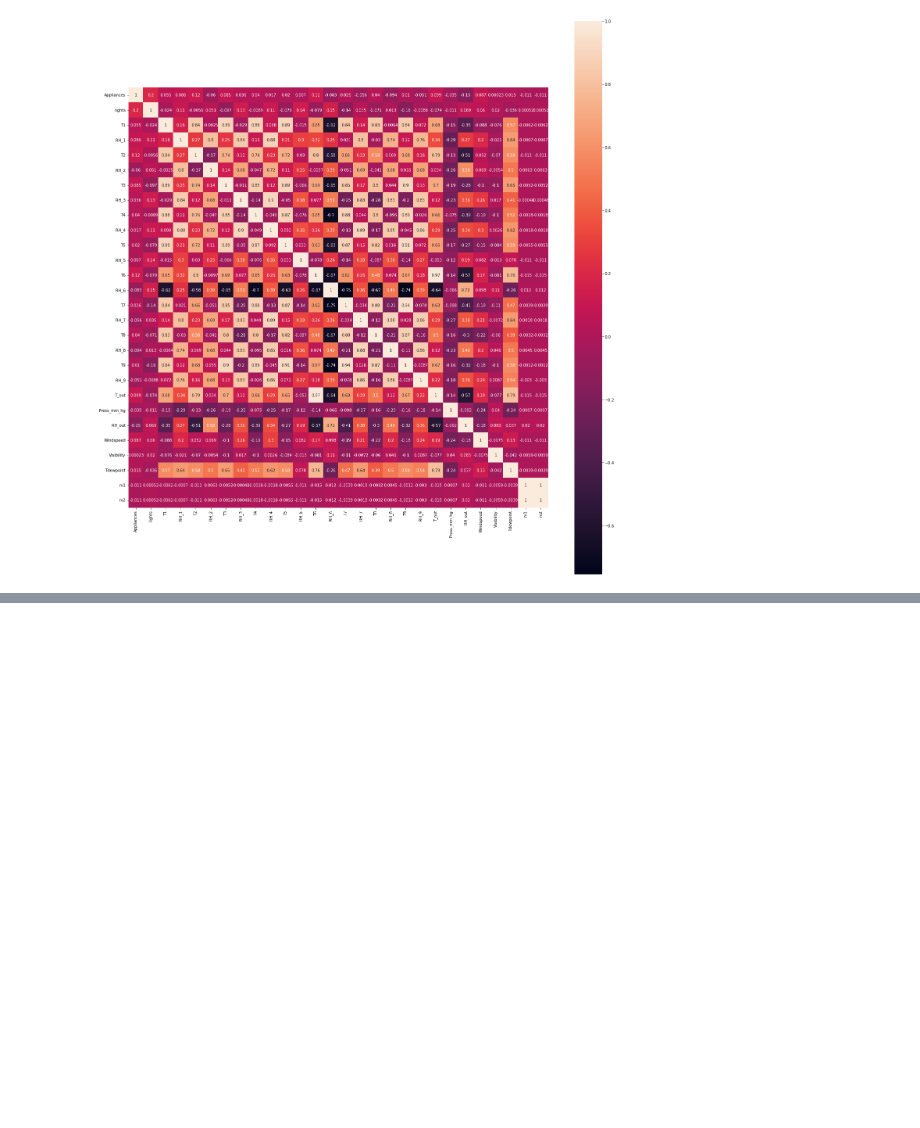
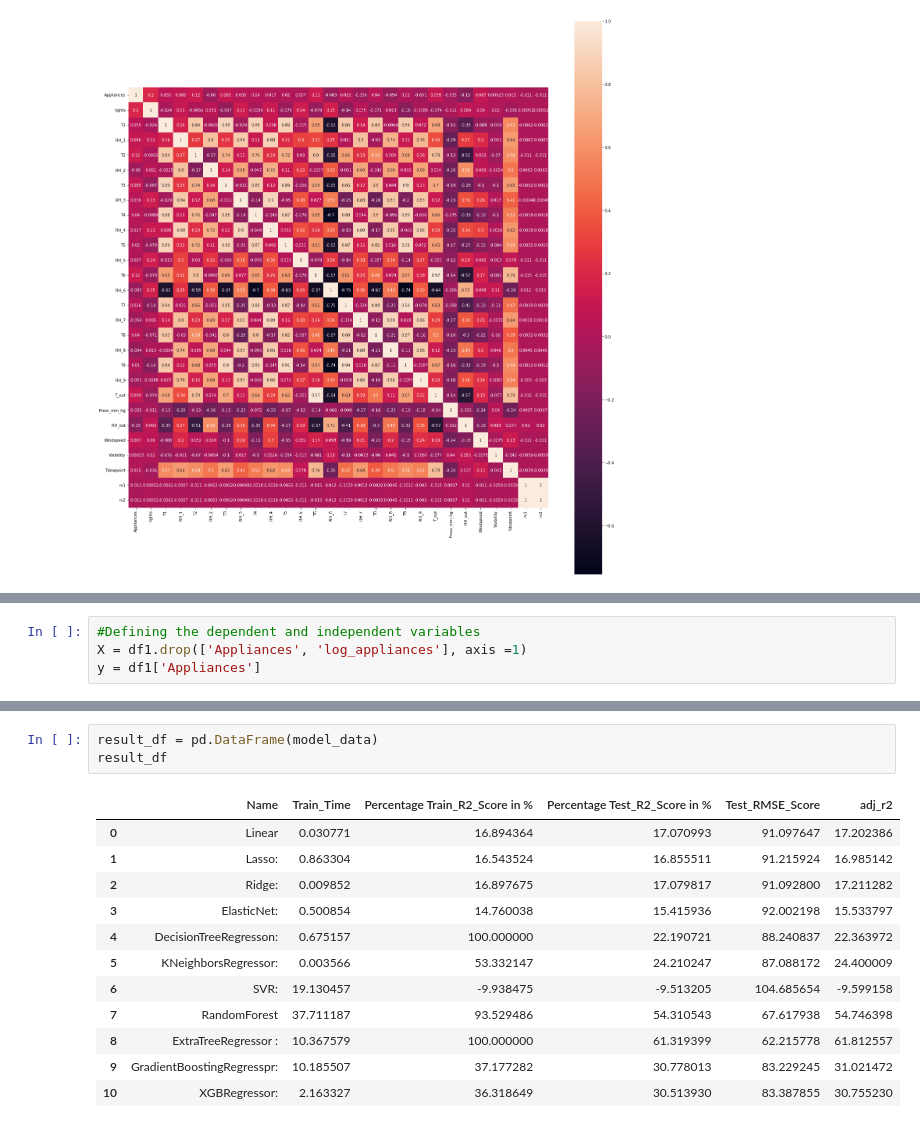
Before and after one commit to itishajain15/AppliancesEnergyPrediction, a Jupyter notebook: Appliances_energy_prediction.ipynb, the cells around one changed output, grey strips where cells are left out. Cells and saved outputs as stored; diff of their text form; blank space fills up the shorter version.

```diff
--- a/Appliances_energy_prediction.ipynb
+++ b/Appliances_energy_prediction.ipynb
@@ -306,0 +312,4 @@ sns.heatmap(corr_matrix, annot=True, square=True);
+# %%
+#Defining the dependent and independent variables
+X = df1.drop(['Appliances', 'log_appliances'], axis =1)
+y = df1['Appliances']
@@ -306,0 +373,16 @@ sns.heatmap(corr_matrix, annot=True, square=True);
+# %%
+result_df = pd.DataFrame(model_data)
+result_df
+# %% [output]
+|  | Name | Train_Time | Percentage Train_R2_Score in % | Percentage Test_R2_Score in % | Test_RMSE_Score | adj_r2 |
+| 0 | Linear | 0.030771 | 16.894364 | 17.070993 | 91.097647 | 17.202386 |
+| 1 | Lasso: | 0.863304 | 16.543524 | 16.855511 | 91.215924 | 16.985142 |
+| 2 | Ridge: | 0.009852 | 16.897675 | 17.079817 | 91.092800 | 17.211282 |
+| 3 | ElasticNet: | 0.500854 | 14.760038 | 15.415936 | 92.002198 | 15.533797 |
+| 4 | DecisionTreeRegresson: | 0.675157 | 100.000000 | 22.190721 | 88.240837 | 22.363972 |
+| 5 | KNeighborsRegressor: | 0.003566 | 53.332147 | 24.210247 | 87.088172 | 24.400009 |
+| 6 | SVR: | 19.130457 | -9.938475 | -9.513205 | 104.685654 | -9.599158 |
+| 7 | RandomForest | 37.711187 | 93.529486 | 54.310543 | 67.617938 | 54.746398 |
+| 8 | ExtraTreeRegressor : | 10.367579 | 100.000000 | 61.319399 | 62.215778 | 61.812557 |
+| 9 | GradientBoostingRegresspr: | 10.185507 | 37.177282 | 30.778013 | 83.229245 | 31.021472 |
+| 10 | XGBRegressor: | 2.163327 | 36.318649 | 30.513930 | 83.387855 | 30.755230 |
```
Also changed, not shown: parts of 21 cells of this notebook.
